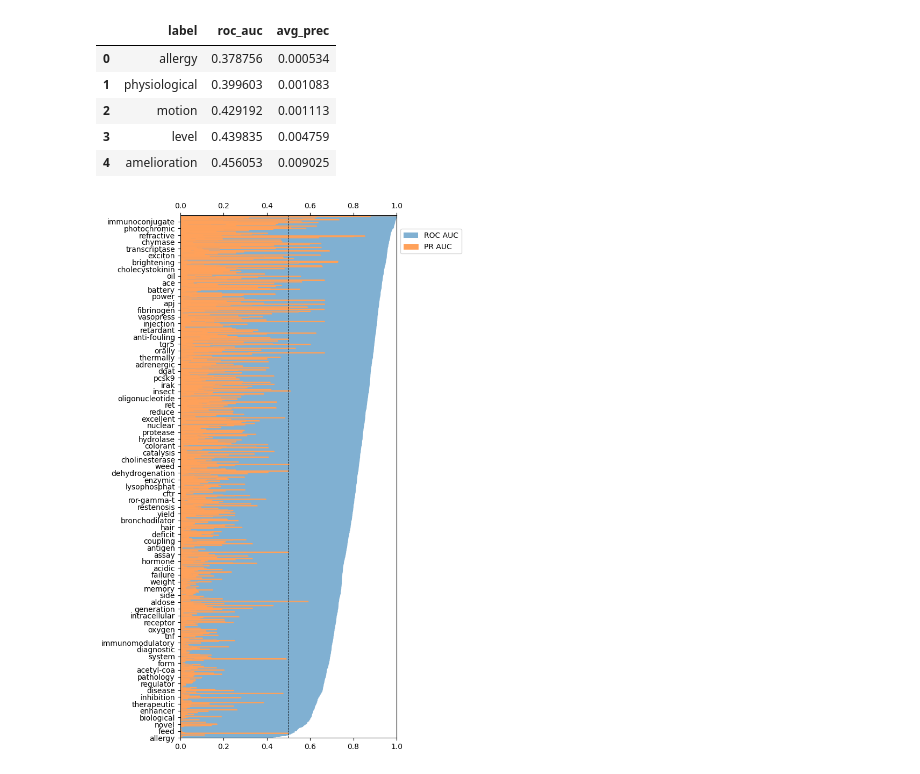
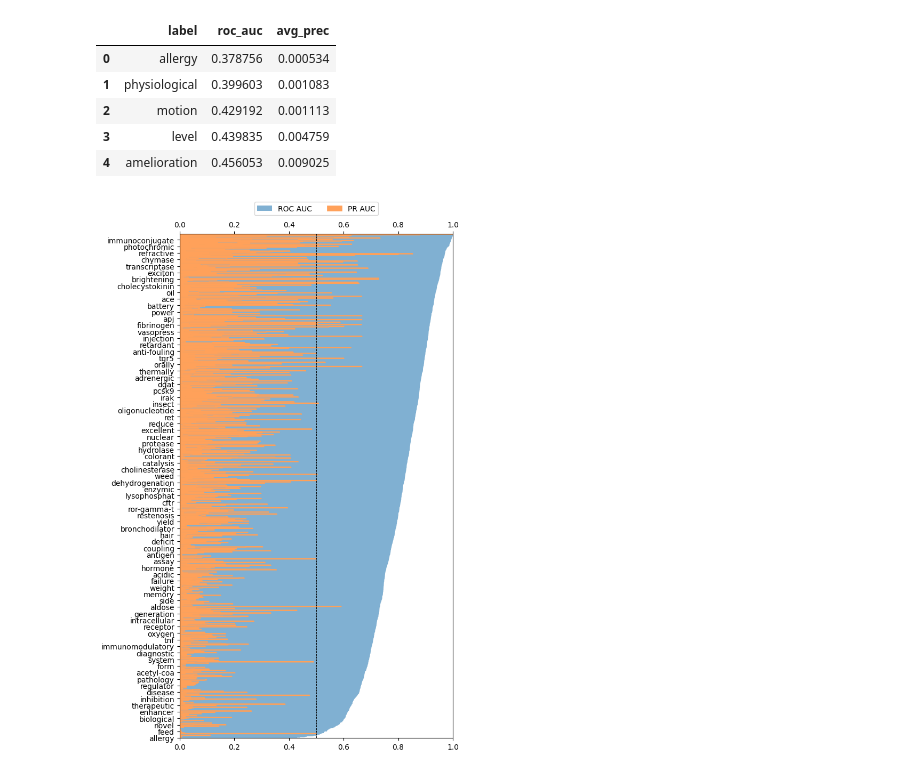
Before and after one commit to kosonocky/CheF, a Jupyter notebook: scripts/visualization/04_best_model_plot.ipynb, the cells around one changed output. Drawn from its saved outputs; the diff is of its cells as text; code cells hidden in the pictures.

```diff
--- a/scripts/visualization/04_best_model_plot.ipynb
+++ b/scripts/visualization/04_best_model_plot.ipynb
@@ -51,33 +51,34 @@ plt.step(x=df_indiv['roc_auc'],
 # fill under
 plt.step(x=df_indiv['avg_prec'],
          y=df_indiv.index,
          color="#FFA15A",
          # small line width to fill under
           linewidth=0.5,
          )
 
 
 # make vertical black dash line at x=0.5. Label
 plt.axvline(x=0.5, color='black', linestyle='--', linewidth=0.7, label='ROC Baseline')
 
 
 
 
 
 plt.ylim(0, len(df_indiv.index) - 1)
 plt.xlim(0, 1)
 
 # override every 10th y labels with df_indiv['label']
 plt.yticks(df_indiv.index[::20], df_indiv['label'][::20], rotation=0)
 
 # x labels on top, vertical lines
 plt.tick_params(axis='x', top=True, labeltop=True, bottom=True, labelbottom=True)
 
-# outside legend
-plt.legend(['ROC AUC', 'PR AUC'], loc='center left', bbox_to_anchor=(1, 0.95))
+# outside legend above plot
+plt.legend(['ROC AUC', 'PR AUC'], loc='upper center', bbox_to_anchor=(0.5, 1.07), ncol=2, fancybox=True, shadow=False)
+# plt.legend(['ROC AUC', 'PR AUC'], loc='center left', bbox_to_anchor=(1, 0.95))
 
 plt.tight_layout()
 plt.savefig('best_model_plot.png', dpi=300)
 plt.show()
 # %% [output]
-[figure, old version]
+[figure, new version]
```
Also changed, not shown: 2 other files.
